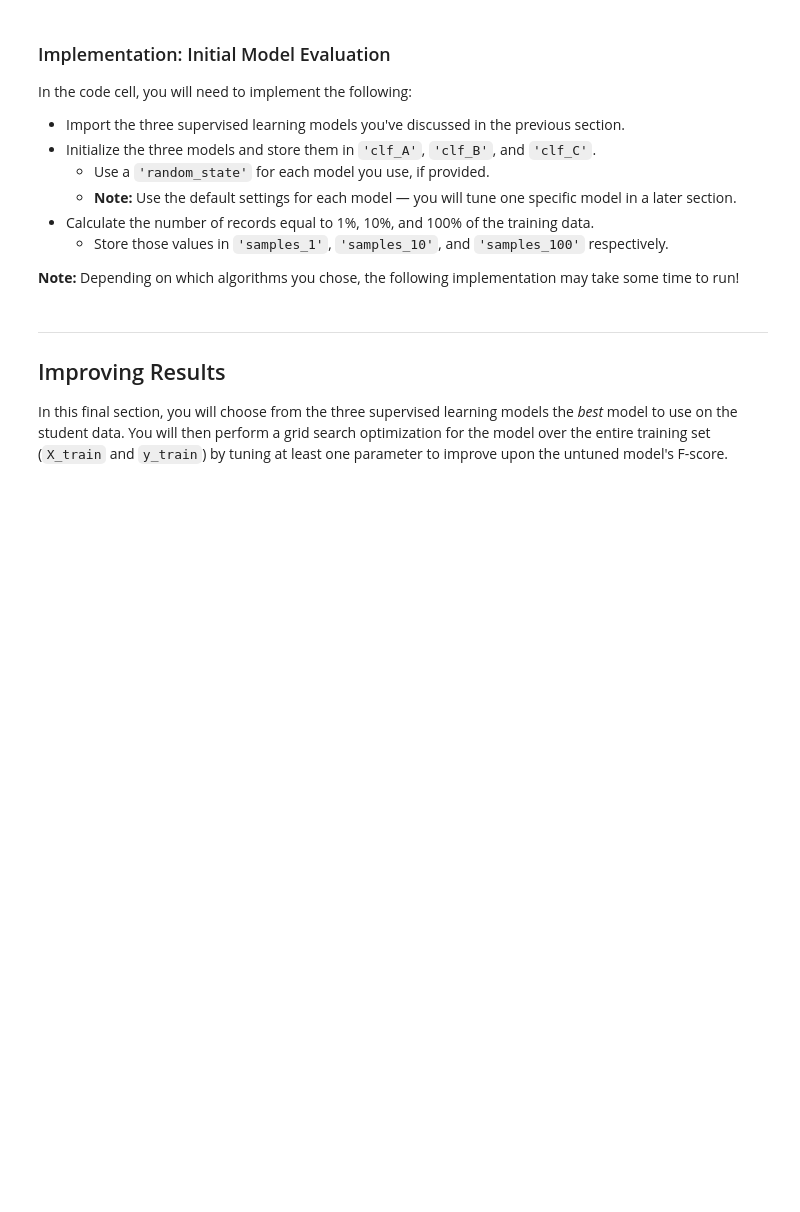
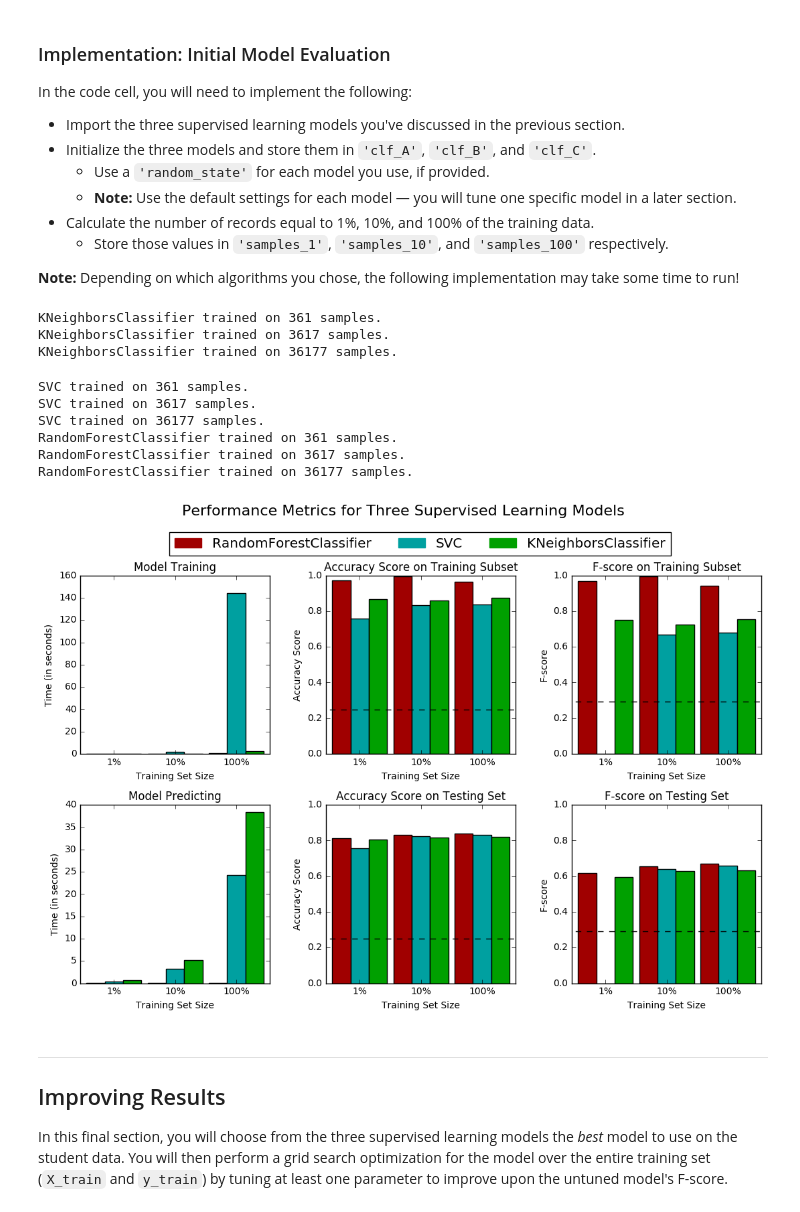
Before and after one commit to htuncer/machine-learning, a Jupyter notebook: projects/finding_donors/finding_donors.ipynb, the cells around one changed output. Cells and saved outputs as stored; diff of their text form; code cells hidden in the pictures; blank space fills up the shorter version.

```diff
--- a/projects/finding_donors/finding_donors.ipynb
+++ b/projects/finding_donors/finding_donors.ipynb
@@ -276,34 +310,43 @@ In the code cell, you will need to implement the following:
 # %%
 # TODO: Import the three supervised learning models from sklearn
 from sklearn.neighbors import KNeighborsClassifier
 from sklearn.svm import SVC
 from sklearn.ensemble import RandomForestClassifier
 
 # TODO: Initialize the three models
 #n_neighbors=1
 clf_A = KNeighborsClassifier()
 clf_B = SVC(random_state=10)
 clf_C = RandomForestClassifier(random_state=10)
 
 # TODO: Calculate the number of samples for 1%, 10%, and 100% of the training data
-print X_train.shape[0]
 samples_1 = int(X_train.shape[0]*0.01)
 samples_10 = int(X_train.shape[0]*0.1)
 samples_100 = X_train.shape[0]
 
 
 # Collect results on the learners
 results = {}
 for clf in [clf_A, clf_B, clf_C]:
-#for clf in [clf_B]:
     clf_name = clf.__class__.__name__
     results[clf_name] = {}
     for i, samples in enumerate([samples_1, samples_10, samples_100]):
-        ##results[clf_name][i] = \
-        ##train_predict(clf, samples, X_train, y_train, X_test, y_test)
+        results[clf_name][i] = \
+        train_predict(clf, samples, X_train, y_train, X_test, y_test)
 
 # Run metrics visualization for the three supervised learning models chosen
 vs.evaluate(results, accuracy, fscore)
+# %% [output]
+KNeighborsClassifier trained on 361 samples.
+KNeighborsClassifier trained on 3617 samples.
+KNeighborsClassifier trained on 36177 samples.
+SVC trained on 361 samples.
+SVC trained on 3617 samples.
+SVC trained on 36177 samples.
+RandomForestClassifier trained on 361 samples.
+RandomForestClassifier trained on 3617 samples.
+RandomForestClassifier trained on 36177 samples.
+[figure, added]
 # %% [markdown]
 ----
 ## Improving Results
```
Also changed, not shown: parts of 25 cells of this notebook.
